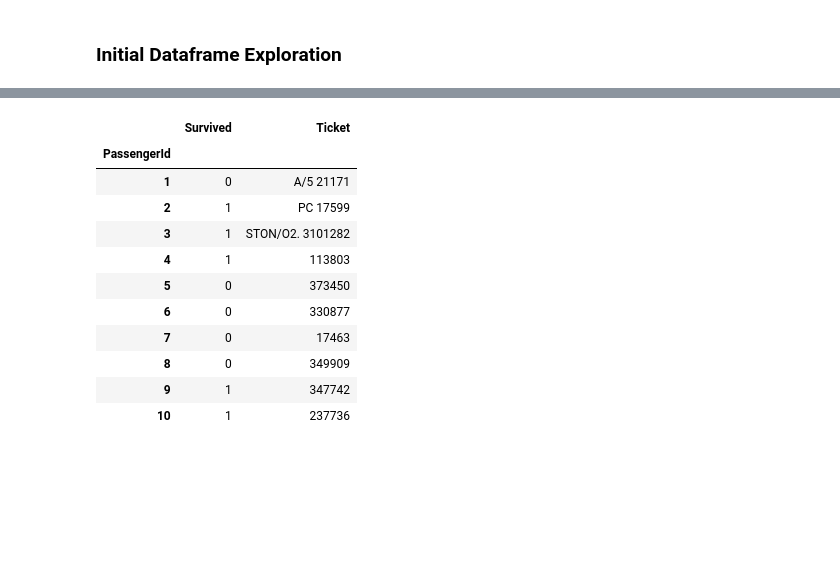
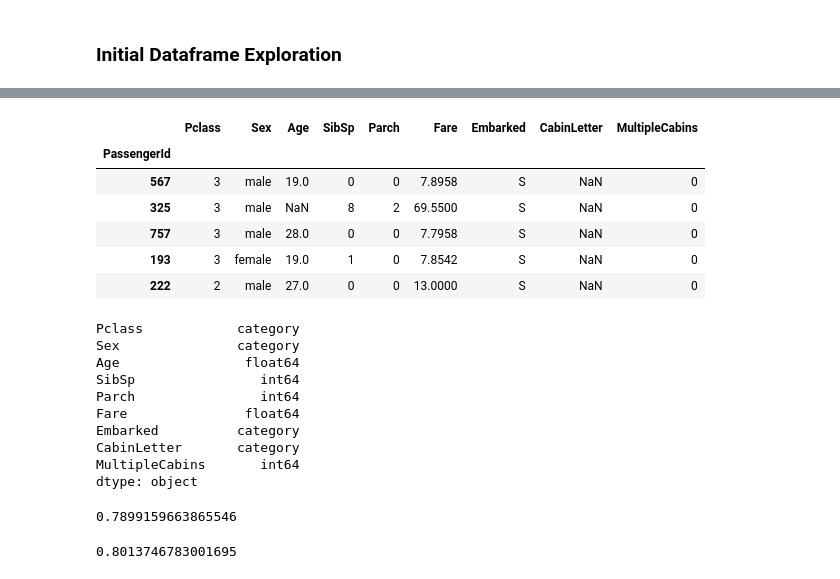
Before and after one commit to JPMcE/Data-Science, a Jupyter notebook: Kaggle-Titanic/Titanic-Workbook.ipynb, the cells around one changed output, grey strips where cells are left out. Drawn from its saved outputs; the diff is of its cells as text; code cells hidden in the pictures; blank space fills up the shorter version.

```diff
--- a/Kaggle-Titanic/Titanic-Workbook.ipynb
+++ b/Kaggle-Titanic/Titanic-Workbook.ipynb
@@ -291,29 +109,0 @@ trainData.pivot_table(index=['CreditCard', 'PersonalLoan'], columns = 'Online',
-# %%
-#QA Answers
-pd.set_option('precision', 3)
-print(trainData['PersonalLoan'].value_counts()/len(trainData))
-predictors = ['Online', 'CreditCard']
-
-for predictor in predictors:
-    df = trainData[['PersonalLoan', predictor]]
-    freqTable = df.pivot_table(index = ['PersonalLoan'], columns = predictor, aggfunc = len)
-    propTable = freqTable.apply(lambda x: x / sum(x), axis = 1)
-    print(propTable)
-
-pd.reset_option('precision')
-# %%
-titanic_training[['Survived','Ticket']]\
-.head(10)
-# %% [output]
-|  | Survived | Ticket |
-| PassengerId |  |  |
-| 1 | 0 | A/5 21171 |
-| 2 | 1 | PC 17599 |
-| 3 | 1 | STON/O2. 3101282 |
-| 4 | 1 | 113803 |
-| 5 | 0 | 373450 |
-| 6 | 0 | 330877 |
-| 7 | 0 | 17463 |
-| 8 | 0 | 349909 |
-| 9 | 1 | 347742 |
-| 10 | 1 | 237736 |
@@ -323,0 +110,15 @@ titanic_training[['Survived','Ticket']]\
+# %%
+X = titanic_training.drop('Survived', axis=1)
+y = titanic_training['Survived']
+# %%
+train_X, valid_X, train_y, valid_y = train_test_split(X, y, test_size=0.4, random_state = 202)
+# %%
+train_X.head()
+# %% [output]
+|  | Pclass | Sex | Age | SibSp | Parch | Fare | Embarked | CabinLetter | MultipleCabins |
+| PassengerId |  |  |  |  |  |  |  |  |  |
+| 567 | 3 | male | 19.0 | 0 | 0 | 7.8958 | S | NaN | 0 |
+| 325 | 3 | male | NaN | 8 | 2 | 69.5500 | S | NaN | 0 |
+| 757 | 3 | male | 28.0 | 0 | 0 | 7.7958 | S | NaN | 0 |
+| 193 | 3 | female | 19.0 | 1 | 0 | 7.8542 | S | NaN | 0 |
+| 222 | 2 | male | 27.0 | 0 | 0 | 13.0000 | S | NaN | 0 |
@@ -323,0 +134,13 @@ titanic_training[['Survived','Ticket']]\
+# %%
+train_X.dtypes
+# %% [output]
+Pclass            category
+Sex               category
+Age                float64
+SibSp                int64
+Parch                int64
+Fare               float64
+Embarked          category
+CabinLetter       category
+MultipleCabins       int64
+dtype: object
@@ -323,0 +158,12 @@ titanic_training[['Survived','Ticket']]\
+# %%
+knn_pipeline.fit(train_X, train_y)
+knn_pipeline.score(valid_X, valid_y)
+# %% [output]
+0.7899159663865546
+# %%
+scores = cross_val_score(knn_pipeline, X, y,
+                        scoring=('accuracy'), cv=5)
+
+scores.mean()
+# %% [output]
+0.8013746783001695
```
Also changed, not shown: parts of 83 cells of this notebook, 2 other files.
